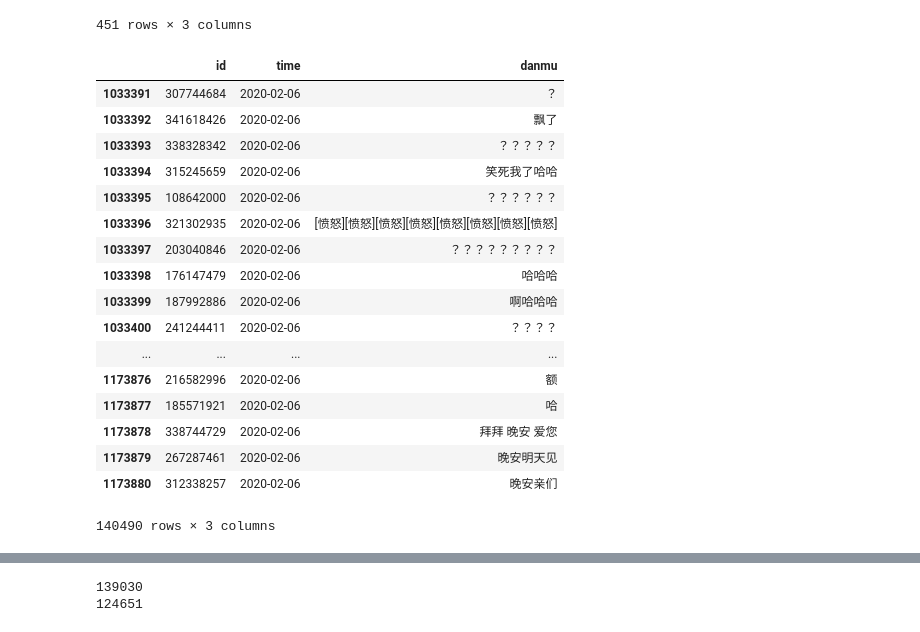
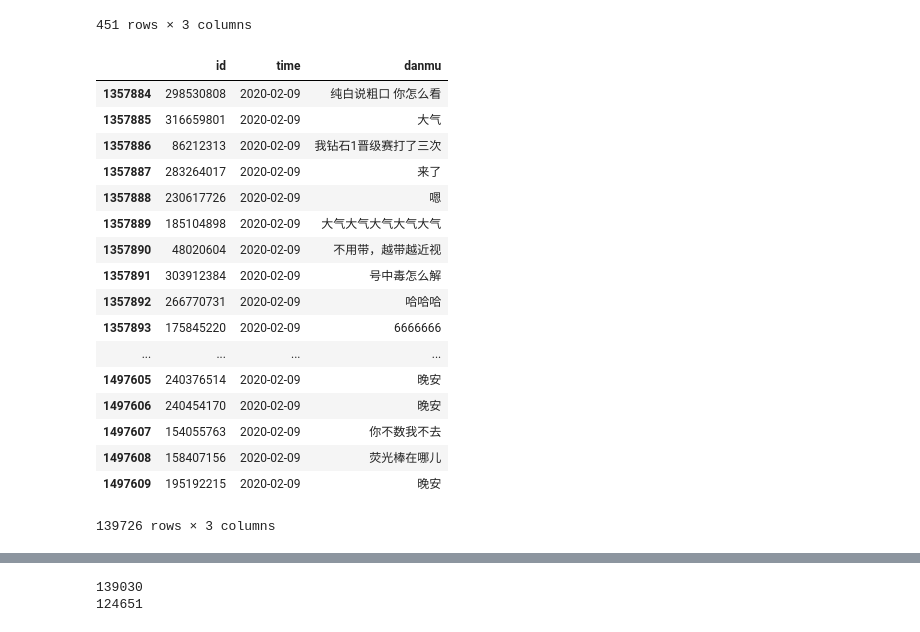
Before and after one commit to zhou-xingxing/graduate_work, a Jupyter notebook: notebook/弹幕片段情感标注.ipynb, the cells around one changed output, grey strips where cells are left out. Cells and saved outputs as stored; diff of their text form; code cells hidden in the pictures.

```diff
--- a/notebook/弹幕片段情感标注.ipynb
+++ b/notebook/弹幕片段情感标注.ipynb
@@ -205,29 +205,33 @@ dtype: float64
 # %%
 # room911-day2020/2/6
 import pandas as pd
 data=pd.read_csv(r'../data/room911danmu.csv')
 data.columns=['id','time','danmu']
 data["time"]=pd.to_datetime(data.time.values,unit="s",utc=True).tz_convert('Asia/Shanghai').strftime("%Y-%m-%d")
 time_group=data.groupby('time')
-day=time_group.get_group('2020-02-06')
+# display(time_group.size())
+# day=time_group.get_group('2020-02-06')
+# day
+# 1033391-1173880
+day=time_group.get_group('2020-02-09')
 day
-# 1033391-1173880
+# 1357884-1497609
 # %% [output]
 |  | id | time | danmu |
-| 1033391 | 307744684 | 2020-02-06 | ？ |
-| 1033392 | 341618426 | 2020-02-06 | 飘了 |
-| 1033393 | 338328342 | 2020-02-06 | ？？？？？ |
-| 1033394 | 315245659 | 2020-02-06 | 笑死我了哈哈 |
-| 1033395 | 108642000 | 2020-02-06 | ？？？？？？ |
-| 1033396 | 321302935 | 2020-02-06 | [愤怒][愤怒][愤怒][愤怒][愤怒][愤怒][愤怒][愤怒] |
-| 1033397 | 203040846 | 2020-02-06 | ？？？？？？？？？ |
-| 1033398 | 176147479 | 2020-02-06 | 哈哈哈 |
-| 1033399 | 187992886 | 2020-02-06 | 啊哈哈哈 |
-| 1033400 | 241244411 | 2020-02-06 | ？？？？ |
+| 1357884 | 298530808 | 2020-02-09 | 纯白说粗口 你怎么看 |
+| 1357885 | 316659801 | 2020-02-09 | 大气 |
+| 1357886 | 86212313 | 2020-02-09 | 我钻石1晋级赛打了三次 |
+| 1357887 | 283264017 | 2020-02-09 | 来了 |
+| 1357888 | 230617726 | 2020-02-09 | 嗯 |
+| 1357889 | 185104898 | 2020-02-09 | 大气大气大气大气大气 |
+| 1357890 | 48020604 | 2020-02-09 | 不用带，越带越近视 |
+| 1357891 | 303912384 | 2020-02-09 | 号中毒怎么解 |
+| 1357892 | 266770731 | 2020-02-09 | 哈哈哈 |
+| 1357893 | 175845220 | 2020-02-09 | 6666666 |
 | ... | ... | ... | ... |
-| 1173876 | 216582996 | 2020-02-06 | 额 |
-| 1173877 | 185571921 | 2020-02-06 | 哈 |
-| 1173878 | 338744729 | 2020-02-06 | 拜拜 晚安 爱您 |
-| 1173879 | 267287461 | 2020-02-06 | 晚安明天见 |
-| 1173880 | 312338257 | 2020-02-06 | 晚安亲们 |
+| 1497605 | 240376514 | 2020-02-09 | 晚安 |
+| 1497606 | 240454170 | 2020-02-09 | 晚安 |
+| 1497607 | 154055763 | 2020-02-09 | 你不数我不去 |
+| 1497608 | 158407156 | 2020-02-09 | 荧光棒在哪儿 |
+| 1497609 | 195192215 | 2020-02-09 | 晚安 |
-140490 rows × 3 columns
+139726 rows × 3 columns
```
Also changed, not shown: parts of 2 cells of this notebook, 8 other files.
